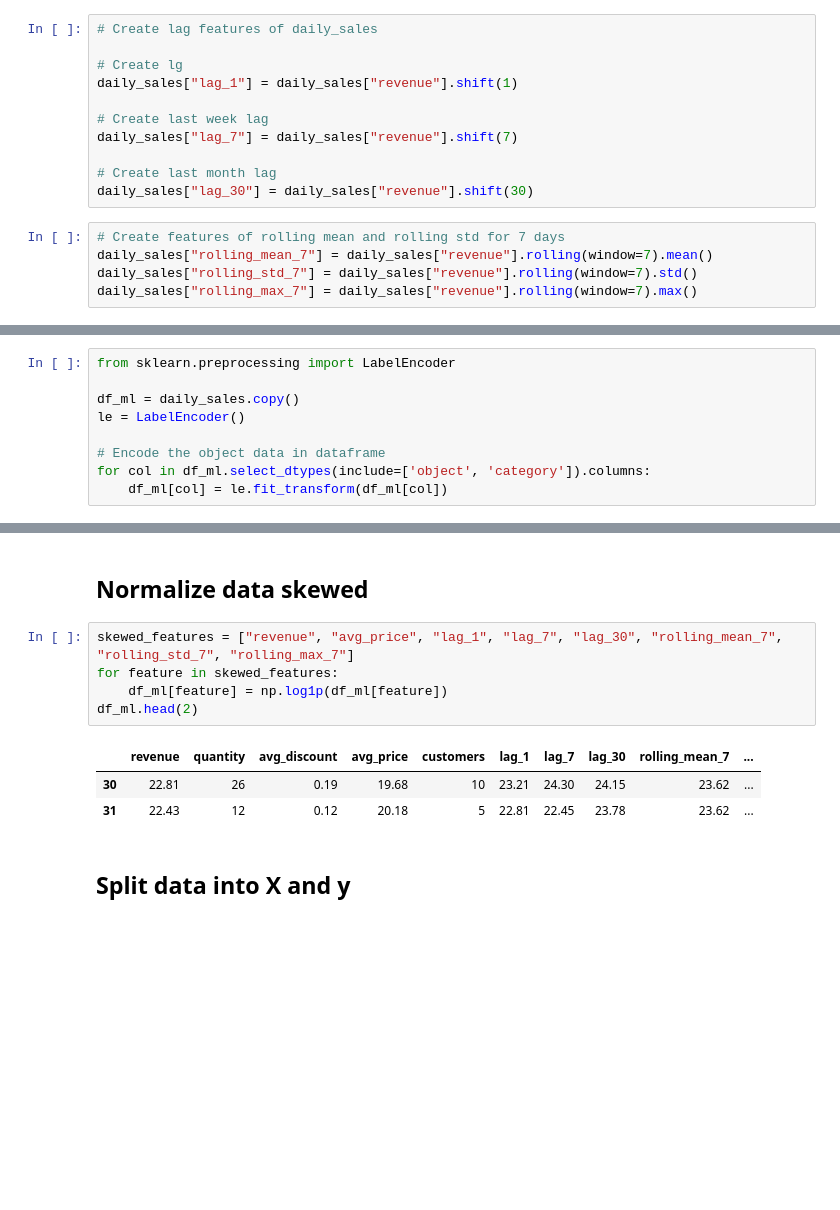
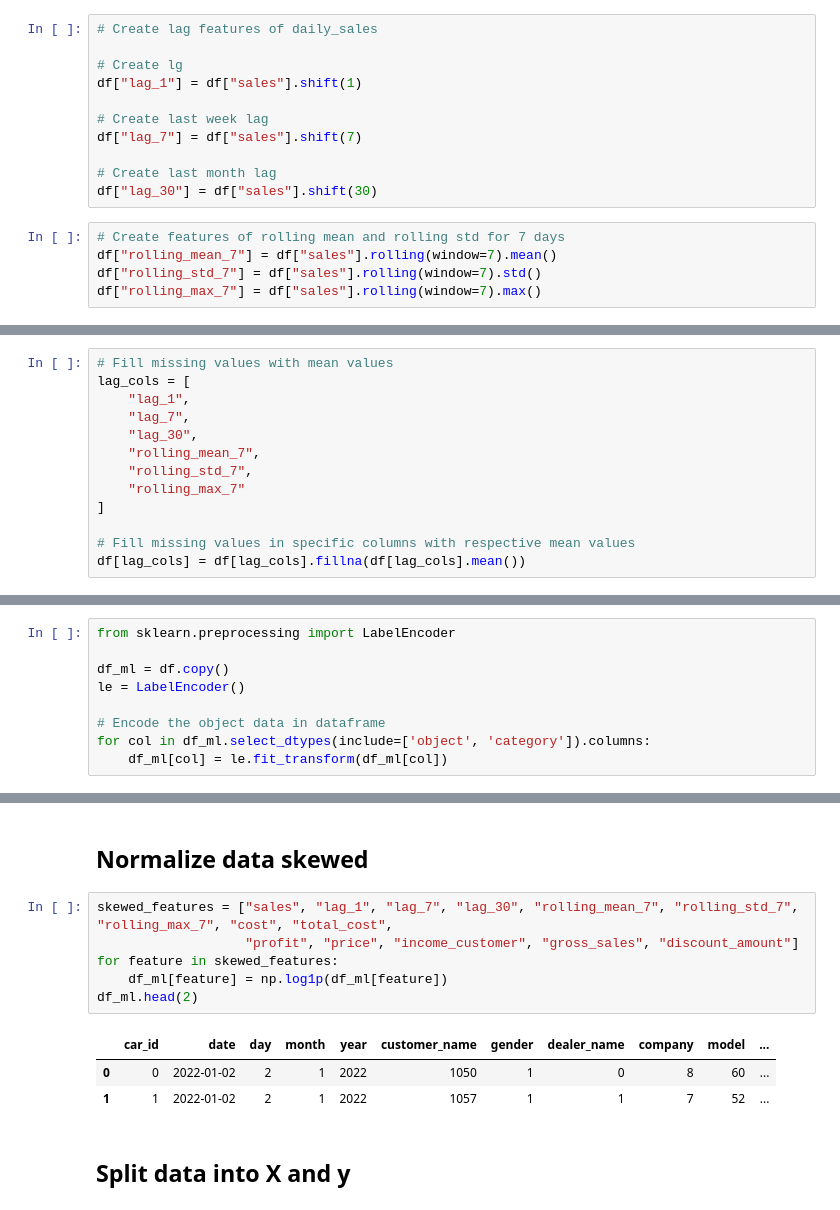
Before and after one commit to Mipjeiger/Car-sales-analytics-engineering, a Jupyter notebook: development/data_science/02_revenue_prediction.ipynb, the cells around one changed output, grey strips where cells are left out. Saved outputs shown, nothing was run; the diff lists cells and outputs as text; blank space fills up the shorter version.

```diff
--- a/development/data_science/02_revenue_prediction.ipynb
+++ b/development/data_science/02_revenue_prediction.ipynb
@@ -107,18 +113,18 @@ revenue = daily_sales['revenue']
 # Create lag features of daily_sales
 
 # Create lg
-daily_sales["lag_1"] = daily_sales["revenue"].shift(1)
+df["lag_1"] = df["sales"].shift(1)
 
 # Create last week lag
-daily_sales["lag_7"] = daily_sales["revenue"].shift(7)
+df["lag_7"] = df["sales"].shift(7)
 
 # Create last month lag
-daily_sales["lag_30"] = daily_sales["revenue"].shift(30)
+df["lag_30"] = df["sales"].shift(30)
 # %%
 # Create features of rolling mean and rolling std for 7 days
-daily_sales["rolling_mean_7"] = daily_sales["revenue"].rolling(window=7).mean()
-daily_sales["rolling_std_7"] = daily_sales["revenue"].rolling(window=7).std()
-daily_sales["rolling_max_7"] = daily_sales["revenue"].rolling(window=7).max()
+df["rolling_mean_7"] = df["sales"].rolling(window=7).mean()
+df["rolling_std_7"] = df["sales"].rolling(window=7).std()
+df["rolling_max_7"] = df["sales"].rolling(window=7).max()
 # %%
 # Retrieve year, month, day_of_week, quarter, week_of_year, season from df into daily_sales
 daily_sales = daily_sales.merge(
@@ -129,3 +144,16 @@ daily_sales = daily_sales.merge(
+# %%
+# Fill missing values with mean values
+lag_cols = [
+    "lag_1",
+    "lag_7",
+    "lag_30",
+    "rolling_mean_7",
+    "rolling_std_7",
+    "rolling_max_7"
+]
+
+# Fill missing values in specific columns with respective mean values
+df[lag_cols] = df[lag_cols].fillna(df[lag_cols].mean())
 # %% [markdown]
 ## Data clean
 # %%
@@ -149,7 +188,7 @@ daily_sales.sample(10)
 # %%
 from sklearn.preprocessing import LabelEncoder
 
-df_ml = daily_sales.copy()
+df_ml = df.copy()
 le = LabelEncoder()
 
 # Encode the object data in dataframe
@@ -167,14 +197,15 @@ df_ml.head()
 # %% [markdown]
 ## Normalize data skewed
 # %%
-skewed_features = ["revenue", "avg_price", "lag_1", "lag_7", "lag_30", "rolling_mean_7", "rolling_std_7", "rolling_max_7"]
+skewed_features = ["sales", "lag_1", "lag_7", "lag_30", "rolling_mean_7", "rolling_std_7", "rolling_max_7", "cost", "total_cost",
+                   "profit", "price", "income_customer", "gross_sales", "discount_amount"]
 for feature in skewed_features:
     df_ml[feature] = np.log1p(df_ml[feature])
 df_ml.head(2)
 # %% [output]
-|  | revenue | quantity | avg_discount | avg_price | customers | lag_1 | lag_7 | lag_30 | rolling_mean_7 | ... |
-| 30 | 22.81 | 26 | 0.19 | 19.68 | 10 | 23.21 | 24.30 | 24.15 | 23.62 | ... |
-| 31 | 22.43 | 12 | 0.12 | 20.18 | 5 | 22.81 | 22.45 | 23.78 | 23.62 | ... |
+|  | car_id | date | day | month | year | customer_name | gender | dealer_name | company | model | ... |
+| 0 | 0 | 2022-01-02 | 2 | 1 | 2022 | 1050 | 1 | 0 | 8 | 60 | ... |
+| 1 | 1 | 2022-01-02 | 2 | 1 | 2022 | 1057 | 1 | 1 | 7 | 52 | ... |
 # %% [markdown]
 ## Split data into X and y
 # %%
```
Also changed, not shown: parts of 37 cells of this notebook, 3 other files.
